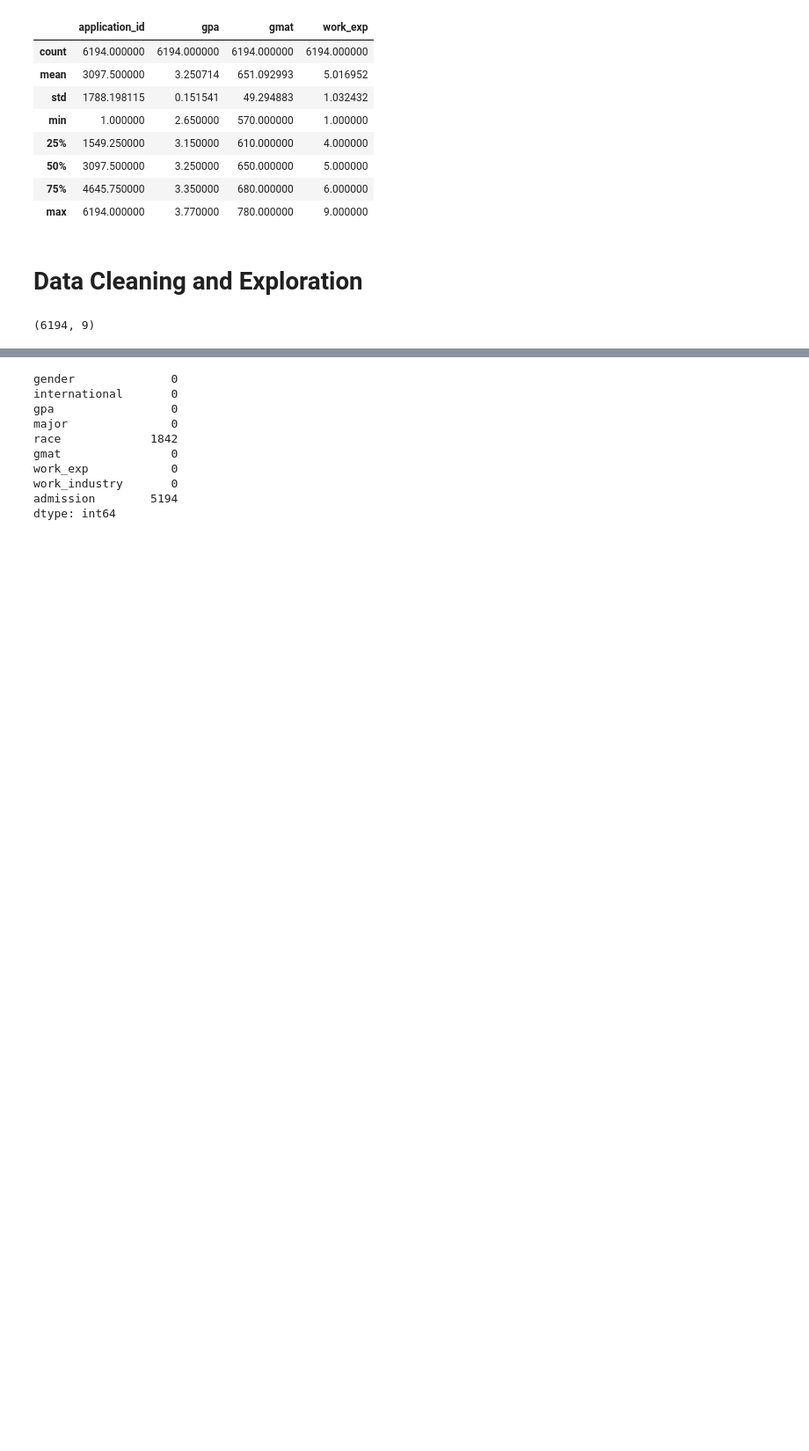
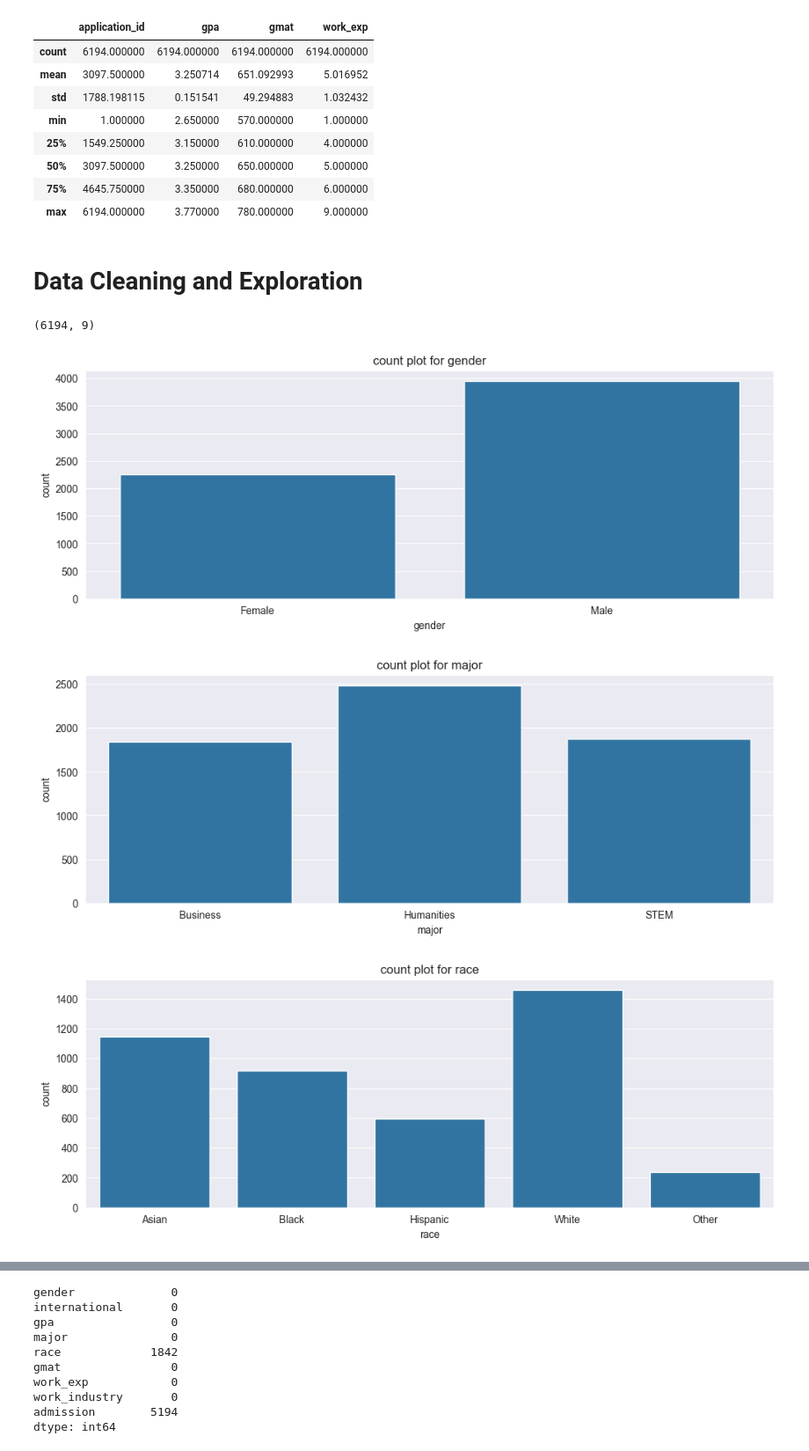
Before and after one commit to rhkraptor/AML, a Jupyter notebook: HA_5b_ML_Problem.ipynb, the cells around one changed output, grey strips where cells are left out. Shown at 88% size. Cells and saved outputs as stored; diff of their text form; code cells hidden in the pictures; blank space fills up the shorter version.

```diff
--- a/HA_5b_ML_Problem.ipynb
+++ b/HA_5b_ML_Problem.ipynb
@@ -107,3 +96,14 @@ df = df.drop('application_id', axis=1)
 df.shape
 # %% [output]
 (6194, 9)
+# %%
+#just visualising all the columns in dataset
+for cols in df.select_dtypes('object').columns :
+    plt.figure(figsize=(12,4))
+    sns.countplot(data=df, x=cols )
+    plt.title(f"count plot for {cols}")
+    plt.show()
+# %% [output]
+[figure, added]
+[figure, added]
+[figure, added]
```
Also changed, not shown: parts of 25 cells of this notebook.
